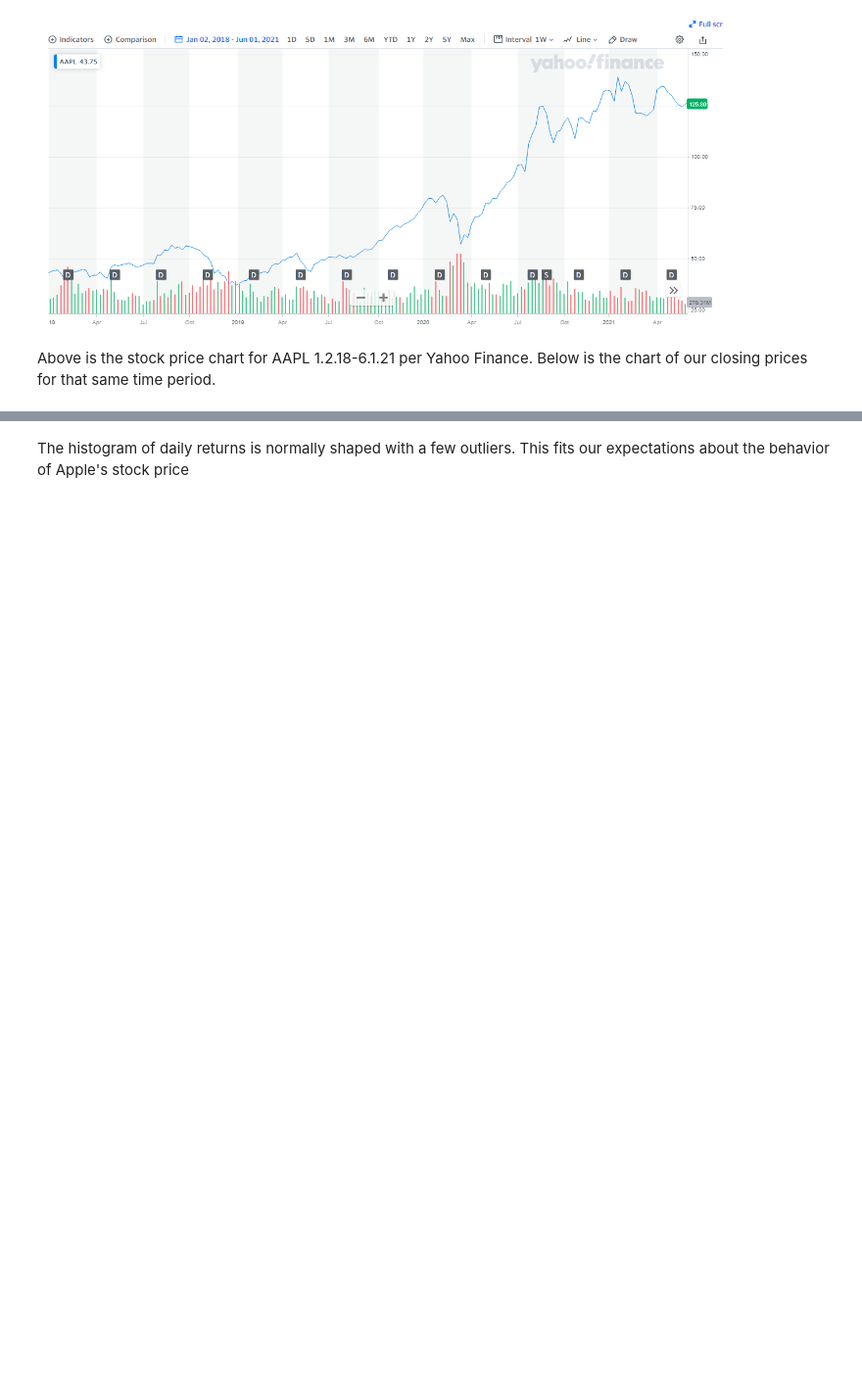
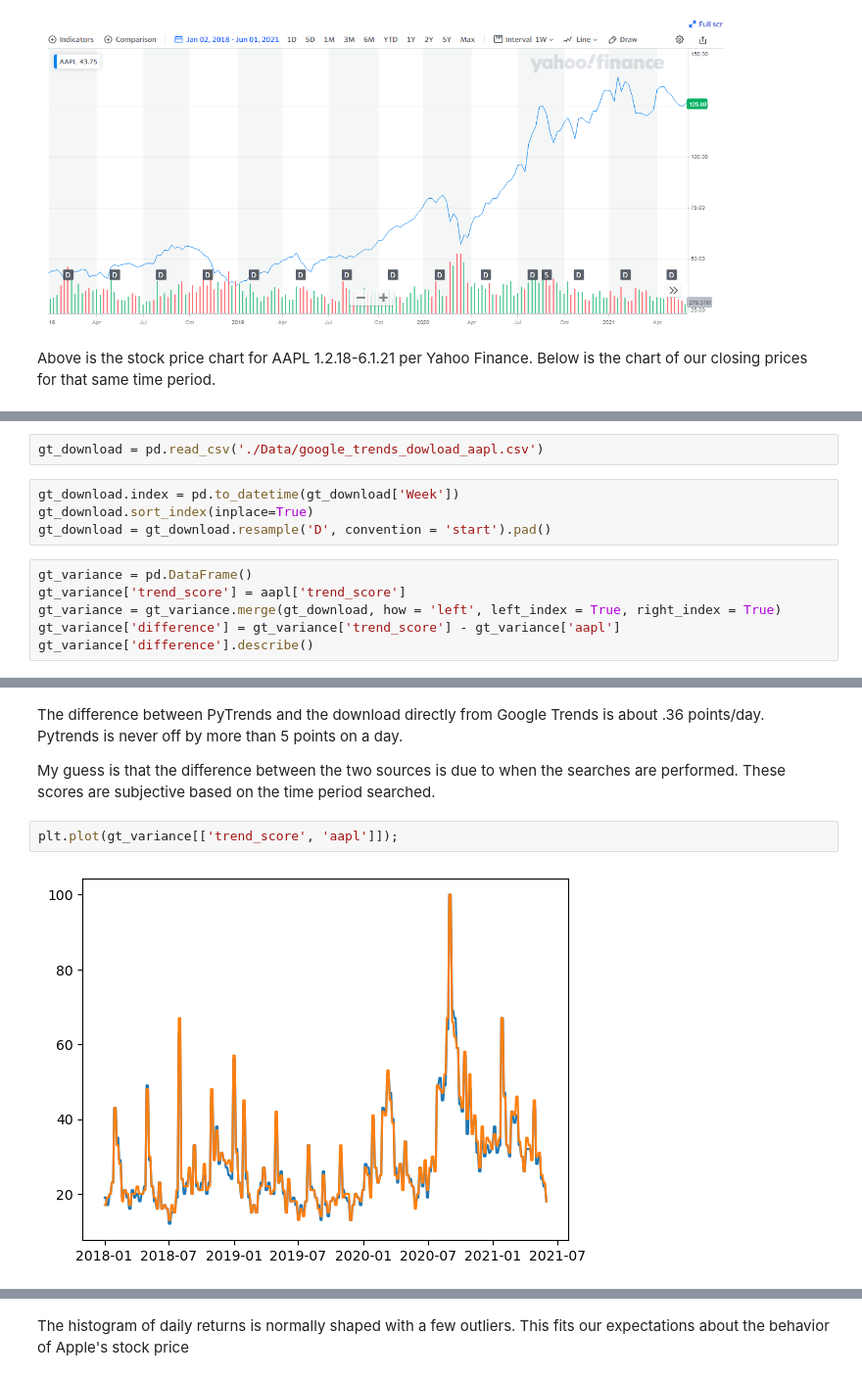
Before and after one commit to jackolson415/Predicting_Stock_Prices_Google_Trends, a Jupyter notebook: API_setup.ipynb, the cells around one changed output, grey strips where cells are left out. Shown at 98% size. Drawn from its saved outputs; the diff is of its cells as text; blank space fills up the shorter version.

```diff
--- a/API_setup.ipynb
+++ b/API_setup.ipynb
@@ -285,0 +248,12 @@ Are these two graphs the same?
+# %%
+gt_download = pd.read_csv('./Data/google_trends_dowload_aapl.csv')
+# %%
+gt_download.index = pd.to_datetime(gt_download['Week'])
+gt_download.sort_index(inplace=True)
+gt_download = gt_download.resample('D', convention = 'start').pad()
+# %%
+gt_variance = pd.DataFrame()
+gt_variance['trend_score'] = aapl['trend_score']
+gt_variance = gt_variance.merge(gt_download, how = 'left', left_index = True, right_index = True)
+gt_variance['difference'] = gt_variance['trend_score'] - gt_variance['aapl']
+gt_variance['difference'].describe()
@@ -285,0 +270,8 @@ Are these two graphs the same?
+# %% [markdown]
+The difference between PyTrends and the download directly from Google Trends is about .36 points/day. Pytrends is never off by more than 5 points on a day.
+
+My guess is that the difference between the two sources is due to when the searches are performed. These scores are subjective based on the time period searched.
+# %%
+plt.plot(gt_variance[['trend_score', 'aapl']]);
+# %% [output]
+[figure, added]
```
Also changed, not shown: parts of 44 cells of this notebook, 5 other files.
